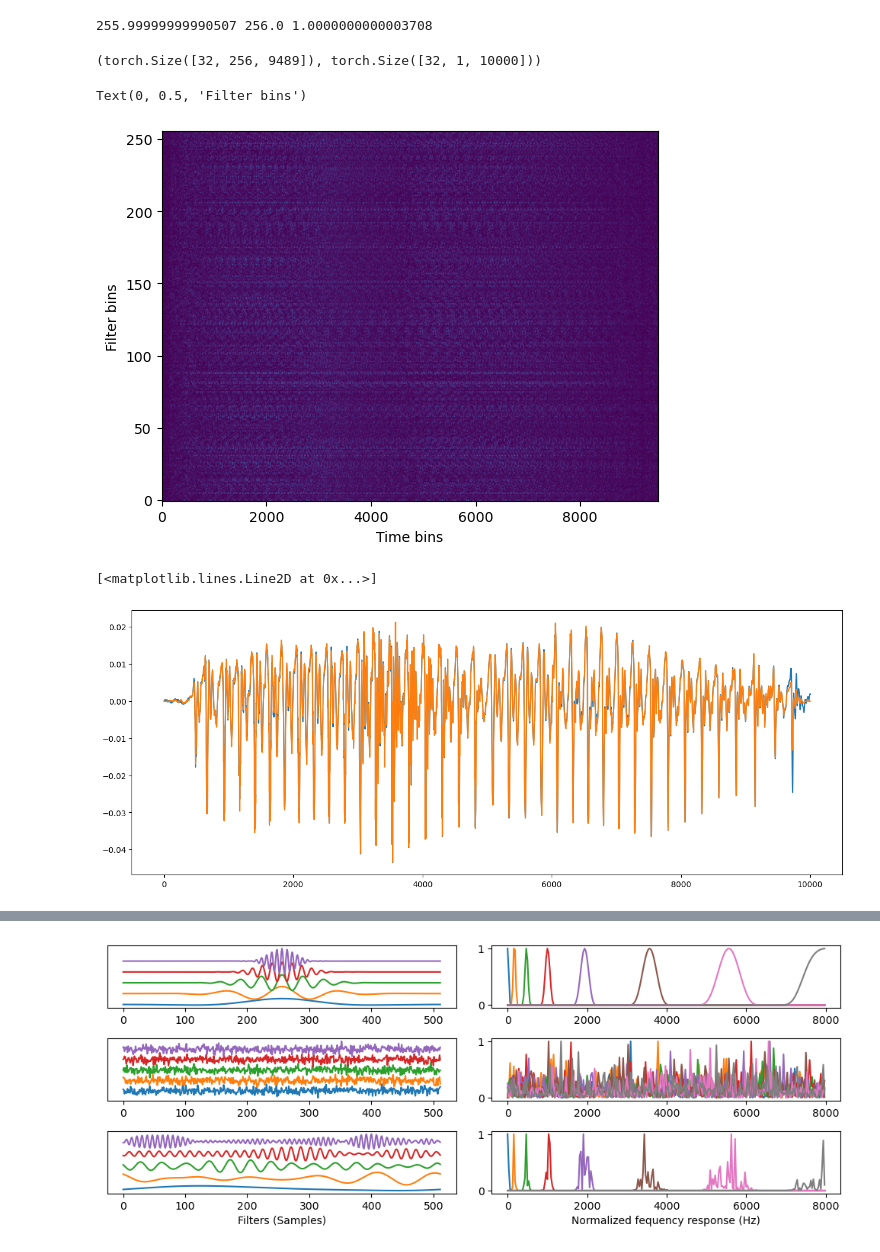
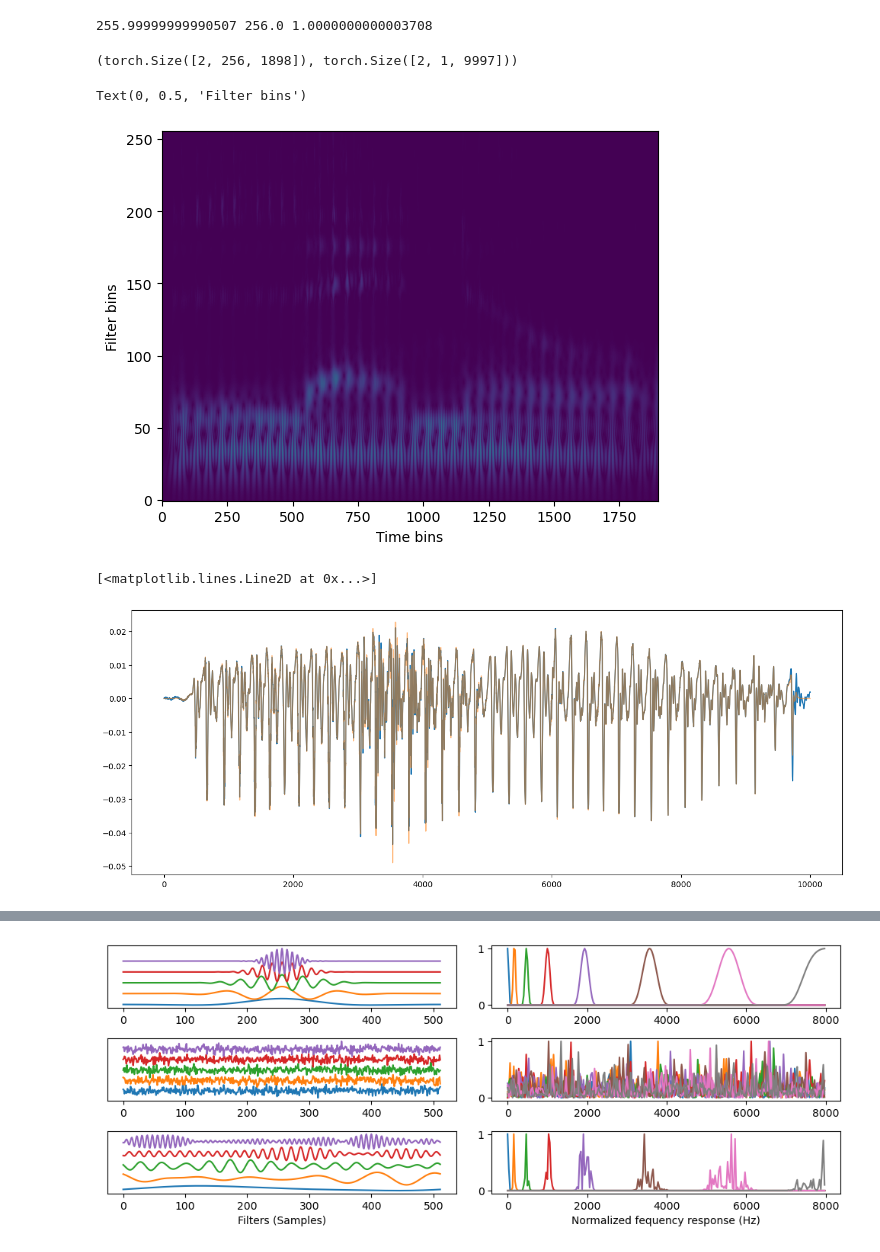
Before and after one commit to danedane-haider/Random-Filterbanks, a Jupyter notebook: Stability of Random Filterbanks under Gradient Descent/Implicit_bias.ipynb, the cells around one changed output, grey strips where cells are left out. Drawn from its saved outputs; the diff is of its cells as text; code cells hidden in the pictures.

```diff
--- a/Stability of Random Filterbanks under Gradient Descent/Implicit_bias.ipynb
+++ b/Stability of Random Filterbanks under Gradient Descent/Implicit_bias.ipynb
@@ -128,7 +129,7 @@ speech = speech_full[1500:1500+len].reshape(1,-1)
 speech = speech / np.linalg.norm(speech)
 # %%
 #random torch of length 10000
-x = torch.randn((32,10000))
+x = torch.randn((2,10000))
 x_norm = x / torch.norm(x)
 x_norm = torch.tensor(speech)
 x[0,:] = x_norm
@@ -140,24 +141,25 @@ W_tight_tensor = torch.tensor(W_tight, dtype=torch.float32)
 # %%
 # only conv1d
 
-x_enc = F.conv1d(x.unsqueeze(1), W_random_tensor.unsqueeze(1), stride=1, padding=0)
-x_tilde_ran = F.conv_transpose1d(x_enc, W_random_tensor.unsqueeze(1), stride=1, padding=0).squeeze(0)
+x_enc = F.conv1d(x.unsqueeze(1), W_tight_tensor.unsqueeze(1), stride=5, padding=0)
+#x_tilde_ran = F.conv_transpose1d(x_enc, W_random_tensor.unsqueeze(1)/256, stride=1, padding=0).squeeze(0)
+x_tilde_ran = F.conv_transpose1d(x_enc, W_tight_tensor.unsqueeze(1), stride=5, padding=0).squeeze(0)
 
 x_enc.shape, x_tilde_ran.shape
 # %% [output]
-(torch.Size([32, 256, 9489]), torch.Size([32, 1, 10000]))
+(torch.Size([2, 256, 1898]), torch.Size([2, 1, 9997]))
 # %%
 plt.imshow(np.abs(x_enc[0,:,:].detach().numpy()), vmin=0, vmax=0.01, aspect='auto', origin='lower')
 plt.xlabel('Time bins')
 plt.ylabel('Filter bins')
 # %% [output]
 Text(0, 0.5, 'Filter bins')
-[figure, old version]
+[figure, new version]
 # %%
 plt.figure(figsize=(16, 6))
 
 plt.plot(x_norm.squeeze().numpy())
-plt.plot(x_tilde_ran[0,:,:10000].squeeze().numpy())
+plt.plot(x_tilde_ran[0,:,:10000].squeeze().numpy()*5, alpha=0.5)
 # %% [output]
 [<matplotlib.lines.Line2D at 0x...>]
-[figure, old version]
+[figure, new version]
```
Also changed, not shown: parts of 7 cells of this notebook, 1 other file.
